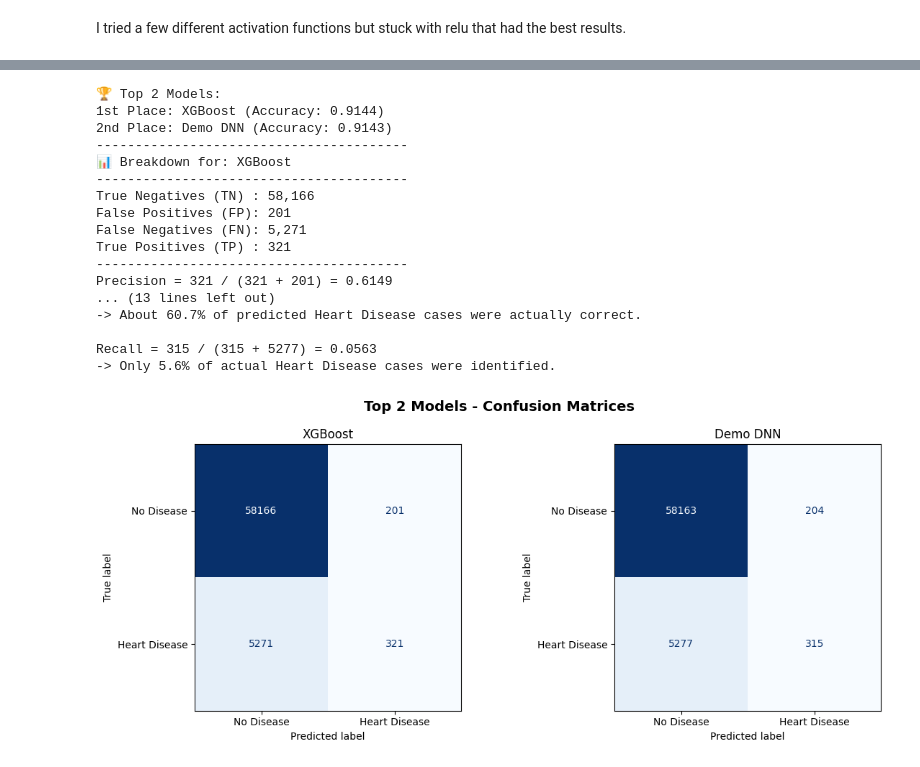
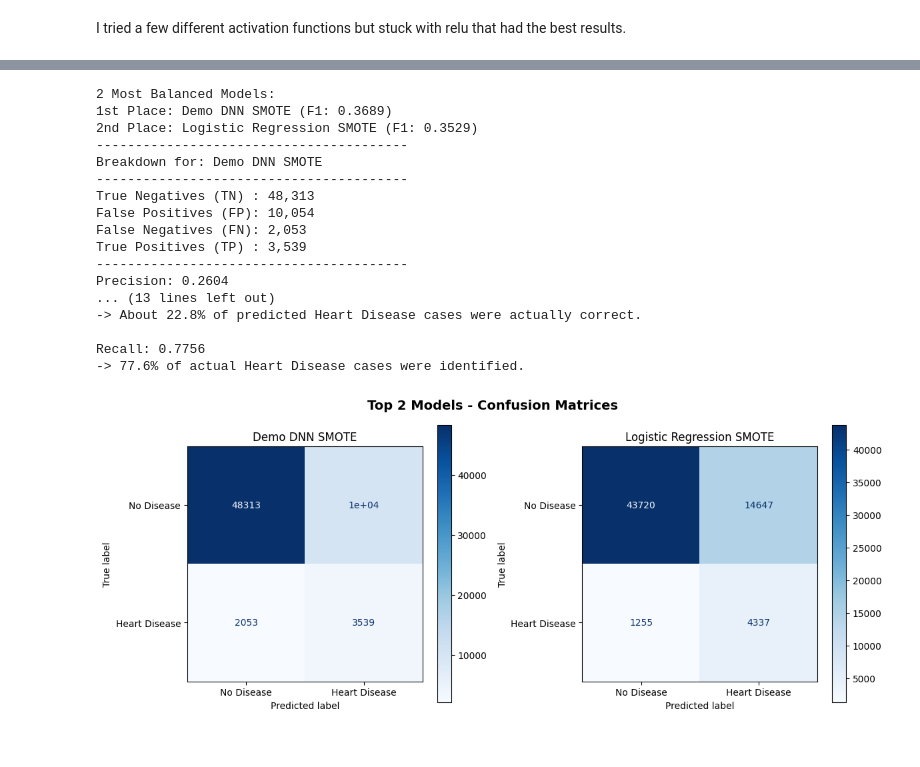
Before and after one commit to mar-kan/ApplicationsOfAI, a Jupyter notebook: week1_healthcare/Week1_AI_Healthcare_Kanellaki_Marianna.ipynb, the cells around one changed output, grey strips where cells are left out. Drawn from its saved outputs; the diff is of its cells as text; code cells hidden in the pictures.

```diff
--- a/week1_healthcare/Week1_AI_Healthcare_Kanellaki_Marianna.ipynb
+++ b/week1_healthcare/Week1_AI_Healthcare_Kanellaki_Marianna.ipynb
@@ -559,7 +580,7 @@ I tried a few different activation functions but stuck with relu that had the be
 # %%
 bonus_preds = (bonus_model.predict(X_test_scaled) > 0.5).astype("int32").flatten()
 results.append({
-    "model": "Bonus DNN el",
+    "model": "Bonus DNN",
     "accuracy": accuracy_score(y_test, bonus_preds),
     "precision": precision_score(y_test, bonus_preds, zero_division=0),
     "recall": recall_score(y_test, bonus_preds),
@@ -829,27 +835,26 @@ results.append({
 set_random_seed(42)  # for reproducibility
 
 bonus_model = Sequential([
-    # Dense(2048, activation='relu', input_shape=(X_train_scaled.shape[1],)),
-    # Dropout(0.3),
-    Dense(512, activation='relu', input_shape=(X_train_smote.shape[1],)),
+    Dense(256, activation='relu', input_shape=(X_train_scaled.shape[1],)),
     Dropout(0.3),
-    Dense(512, activation='relu'),
+    Dense(128, activation='relu'), #, input_shape=(X_train_scaled.shape[1],)),
     Dropout(0.3),
-    Dense(256, activation='relu'),
-    Dropout(0.3),
-    Dense(128, activation='relu'),
+    Dense(64, activation='relu'),
     Dropout(0.3),
     Dense(64, activation='relu'),
     Dropout(0.3),
     Dense(32, activation='relu'),
+    Dropout(0.2),
     Dense(16, activation='relu'),
+    # Dropout(0.3),
+    Dense(8, activation='relu'),
     Dense(1, activation='sigmoid')  # binary classification
 ])
 
 bonus_model.compile(optimizer='adam', loss='binary_crossentropy', metrics=['accuracy'])
 
-bonus_model.fit(X_train_smote, y_train_smote, validation_split=0.2,
-                epochs=10, batch_size=256, verbose=1,
+bonus_model.fit(X_train_scaled, y_train, validation_split=0.2,
+                epochs=20, batch_size=256, verbose=1,
                 callbacks=[EarlyStopping(patience=2, restore_best_weights=True)])
 
 bonus_preds = (bonus_model.predict(X_test_scaled) > 0.5).astype("int32").flatten()
@@ -908,72 +916,60 @@ df_results.loc[:, df_results.columns != 'preds']
 # %%
-sorted_results = sorted(results, key=lambda x: x['accuracy'], reverse=True)
+sorted_results = sorted(results, key=lambda x: x['f1_score'], reverse=True)
 
-# 2. Grab the top 2 models
 top_2_models = sorted_results[:2]
 
-print("\n🏆 Top 2 Models:")
-print(f"1st Place: {top_2_models[0]['model']} (Accuracy: {top_2_models[0]['accuracy']:.4f})")
-print(f"2nd Place: {top_2_models[1]['model']} (Accuracy: {top_2_models[1]['accuracy']:.4f})")
+print("\n2 Most Balanced Models:")
+print(f"1st Place: {top_2_models[0]['model']} (F1: {top_2_models[0]['f1_score']:.4f})")
+print(f"2nd Place: {top_2_models[1]['model']} (F1: {top_2_models[1]['f1_score']:.4f})")
 
-# 3. Create a side-by-side layout (1 row, 2 columns)
 fig, axes = plt.subplots(1, 2, figsize=(12, 5))
 
-# 4. Loop through the top 2 models and plot their matrices
 for i, model_data in enumerate(top_2_models):
     model_name = model_data['model']
     best_preds = model_data['preds']
 
-    # Calculate confusion matrix
+    # Confusion Matrix
     cm = confusion_matrix(y_test, best_preds)
-
-    # Plot it on the specific axis (axes[i])
     disp = ConfusionMatrixDisplay(confusion_matrix=cm, display_labels=['No Disease', 'Heart Disease'])
-    disp.plot(cmap='Blues', ax=axes[i], colorbar=False) # Turning off colorbar keeps side-by-side plots clean
-
+    disp.plot(cmap='Blues', ax=axes[i])
     axes[i].set_title(f"{model_name}")
 
     tn, fp, fn, tp = cm.ravel()
 
-    # 4. Calculate Precision and Recall mathematically
-    # (Adding a quick 'if' statement just to prevent a divide-by-zero error if a model predicts 0 positives)
-    precision = tp / (tp + fp) if (tp + fp) > 0 else 0.0
-    recall = tp / (tp + fn) if (tp + fn) > 0 else 0.0
-
-    # 5. Print the output to match your breakdown!
     print("-" * 40)
-    print(f"📊 Breakdown for: {model_name}")
+    print(f"Breakdown for: {model_name}")
     print("-" * 40)
     print(f"True Negatives (TN) : {tn:,}")
     print(f"False Positives (FP): {fp:,}")
     print(f"False Negatives (FN): {fn:,}")
     print(f"True Positives (TP) : {tp:,}")
     print("-" * 40)
 
-    print(f"Precision = {tp} / ({tp} + {fp}) = {precision:.4f}")
-    print(f"-> About {precision * 100:.1f}% of predicted Heart Disease cases were actually correct.\n")
+    print(f"Precision: {top_2_models[i]['precision']:.4f}")
+    print(f"-> About {top_2_models[i]['precision'] * 100:.1f}% of predicted Heart Disease cases were actually correct.\n")
 
-    print(f"Recall = {tp} / ({tp} + {fn}) = {recall:.4f}")
-    print(f"-> Only {recall * 100:.1f}% of actual Heart Disease cases were identified.")
+    print(f"Recall: {top_2_models[i]['recall']:.4f}")
+    print(f"-> {top_2_models[i]['recall'] * 100:.1f}% of actual Heart Disease cases were identified.")
 
 plt.suptitle("Top 2 Models - Confusion Matrices", fontsize=14, fontweight='bold')
 plt.tight_layout()
 plt.show()
 # %% [output]
-🏆 Top 2 Models:
-1st Place: XGBoost (Accuracy: 0.9144)
-2nd Place: Demo DNN (Accuracy: 0.9143)
+2 Most Balanced Models:
+1st Place: Demo DNN SMOTE (F1: 0.3689)
+2nd Place: Logistic Regression SMOTE (F1: 0.3529)
 ----------------------------------------
-📊 Breakdown for: XGBoost
+Breakdown for: Demo DNN SMOTE
 ----------------------------------------
-True Negatives (TN) : 58,166
-False Positives (FP): 201
-False Negatives (FN): 5,271
-True Positives (TP) : 321
+True Negatives (TN) : 48,313
+False Positives (FP): 10,054
+False Negatives (FN): 2,053
+True Positives (TP) : 3,539
 ----------------------------------------
-Precision = 321 / (321 + 201) = 0.6149
+Precision: 0.2604
 ... (13 lines left out)
--> About 60.7% of predicted Heart Disease cases were actually correct.
+-> About 22.8% of predicted Heart Disease cases were actually correct.
 
-Recall = 315 / (315 + 5277) = 0.0563
--> Only 5.6% of actual Heart Disease cases were identified.
+Recall: 0.7756
+-> 77.6% of actual Heart Disease cases were identified.
-[figure, old version]
+[figure, new version]
```
Also changed, not shown: parts of 31 cells of this notebook, 1 other file.
